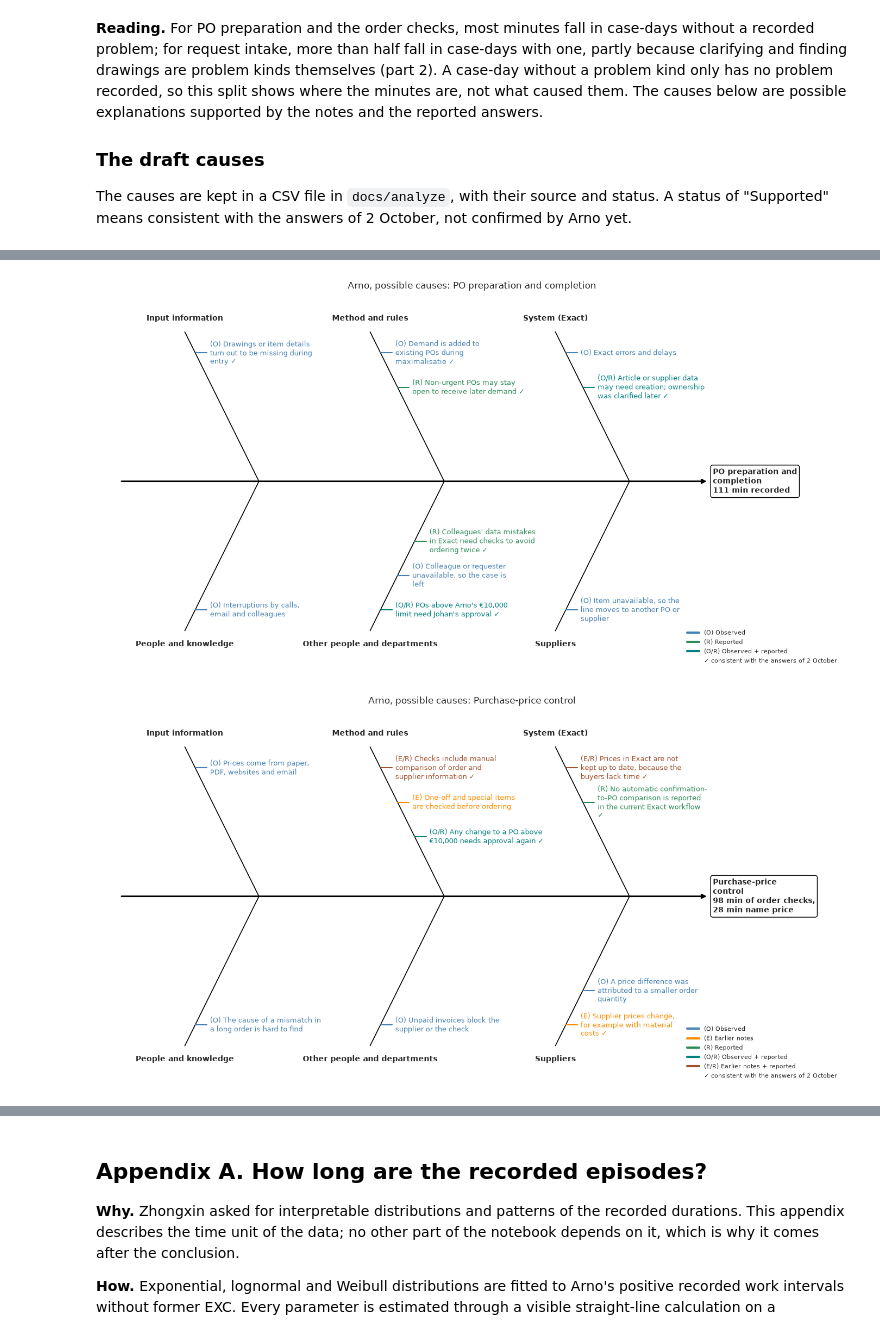
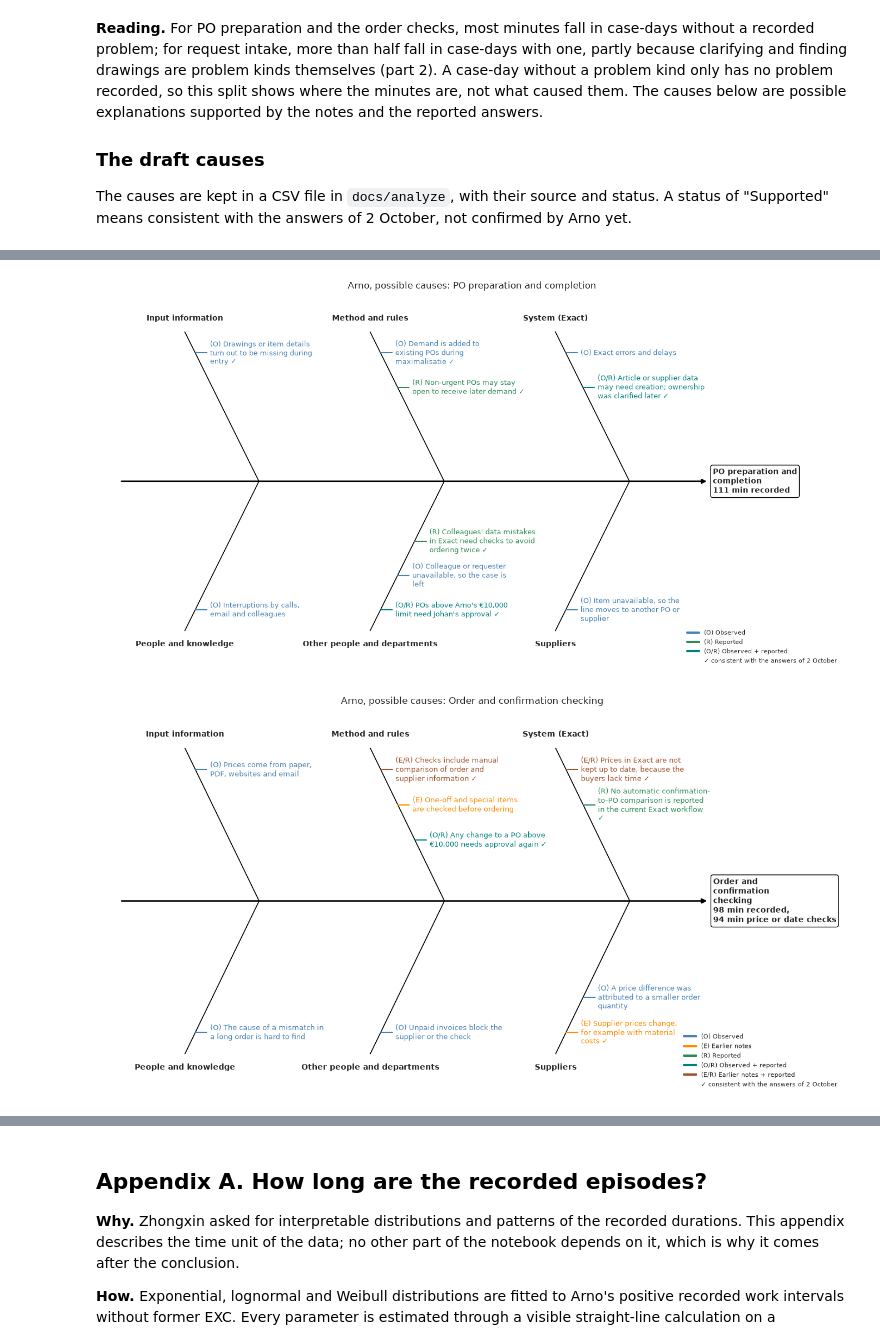
Before and after one commit to Luuuuuig/Bachelor-End-Project, a Jupyter notebook: Arno_Analysis_2026_10_02.ipynb, the cells around one changed output, grey strips where cells are left out. Saved outputs shown, nothing was run; the diff lists cells and outputs as text; code cells hidden in the pictures.

```diff
--- a/Arno_Analysis_2026_10_02.ipynb
+++ b/Arno_Analysis_2026_10_02.ipynb
@@ -126,6 +126,8 @@ register = pd.read_csv(repo + "docs/measurement/Observation_Time_Register_2026-0
 kinds = pd.read_csv(repo + "docs/measurement/Kinds_Of_Work_Rows_2026-09-30.csv", keep_default_na=False)
 kind_map = pd.read_csv(repo + "docs/measurement/Kinds_Framework_Map_2026-10-06.csv", keep_default_na=False).set_index("kind_id")
 causes = pd.read_csv(repo + "docs/analyze/Arno_Causes_Draft_2026-10-06.csv", keep_default_na=False).set_index("id")
+# The causes file of 6 October uses the earlier name of the focal case (renamed on 7 October)
+causes["candidate"] = causes["candidate"].replace({"Purchase-price control": "Order and confirmation checking"})
 
 # Task IDs of the 31-task register, assigned to each record on 21 and 25 September (now archived)
 task_ids = pd.concat([
@@ -1285,7 +1287,7 @@ Each candidate area is a set of kinds of work. A record belongs to an area if it
 # Candidate areas as sets of kinds of work
 candidates = {
     "PO preparation and completion": ["K02"],
-    "Order checks and price differences": ["K04", "K17", "K18"],
+    "Order and confirmation checking": ["K04", "K17", "K18"],
     "Request intake & validation": ["K08", "K09", "K10", "K11"],
     "MAX, demand consolidation and HOLD/order decisions": ["K03"],
     "Article or supplier data in Exact": ["K12"],
@@ -1536,7 +1563,7 @@ colours = {"Observed": "steelblue", "Earlier notes": "darkorange", "Reported": "
 tags = {"Observed": "O", "Earlier notes": "E", "Reported": "R", "Hypothesis": "H", "Observed + reported": "O/R", "Earlier notes + reported": "E/R"}
 effects = {
     "PO preparation and completion": f"{evidence.loc['PO preparation and completion', 'minutes']:.0f} min recorded",
-    "Purchase-price control": f"{evidence.loc['Order checks and price differences', 'minutes']:.0f} min of order checks,\n{price_minutes:.0f} min name price",
+    "Order and confirmation checking": f"{evidence.loc['Order and confirmation checking', 'minutes']:.0f} min recorded,\n{checking_minutes:.0f} min price or date checks",
     "Request intake & validation": f"{evidence.loc['Request intake & validation', 'minutes']:.0f} min recorded",
 }
 
@@ -1547,34 +1574,34 @@ for candidate, effect in effects.items():
     ax.set_ylim(-6.3, 6.3)
     ax.axis("off")
 
     # Spine and effect
     ax.annotate("", xy=(13.1, 0), xytext=(0.4, 0), arrowprops=dict(arrowstyle="-|>", lw=2, color="black"))
     ax.text(13.2, 0, textwrap.fill(candidate, 18) + "\n" + effect, ha="left", va="center", fontsize=10,
             fontweight="bold", bbox=dict(boxstyle="round", fc="white", ec="black"))
 
     # Three bones above the spine and three below, with the causes along each bone
     for i, category in enumerate(categories):
         x = 3.4 + 4.0 * (i % 3)
         side = 1 if i < 3 else -1
         end_x, end_y = x - 1.6, 5.0 * side
         ax.plot([x, end_x], [0, end_y], color="black", lw=1.2)
         ax.text(end_x, end_y + 0.45 * side, category, ha="center", va="center", fontsize=10, fontweight="bold")
         for j, (_, row) in enumerate(data.loc[data["category"] == category].iterrows()):
             f = 0.86 - j * 0.23
             px, py = x + (end_x - x) * f, end_y * f
             label = f"({tags[row['evidence']]}) {row['cause']}" + (" ✓" if row["status"] in ["Supported", "Changed", "New"] else "")
             ax.plot([px, px + 0.25], [py, py], color=colours[row["evidence"]], lw=1.5)
             ax.text(px + 0.32, py, textwrap.fill(label, 30), fontsize=9, va="center", color=colours[row["evidence"]])
 
     handles = [Line2D([0], [0], color=colours[k], lw=3, label=f"({tags[k]}) {k}") for k in colours if k in data["evidence"].values]
     handles.append(Line2D([0], [0], color="white", label="✓ consistent with the answers of 2 October"))
     ax.legend(handles=handles, loc="lower right", fontsize=8, frameon=False)
     ax.set_title(f"Arno, possible causes: {candidate}", fontsize=12)
     plt.tight_layout()
     plt.show()
 # %% [output]
 [figure]
-[figure, old version]
+[figure, new version]
 [figure]
 # %% [markdown]
 **What the reported answers add.**
```
Also changed, not shown: parts of 15 cells of this notebook, 20 other files.
